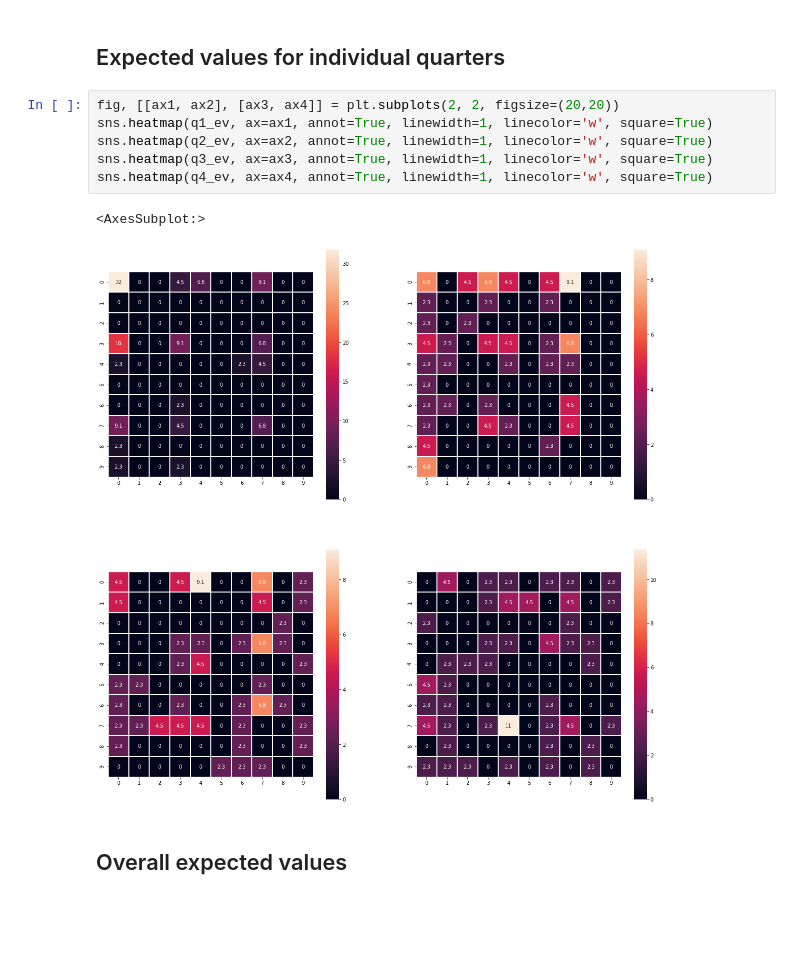
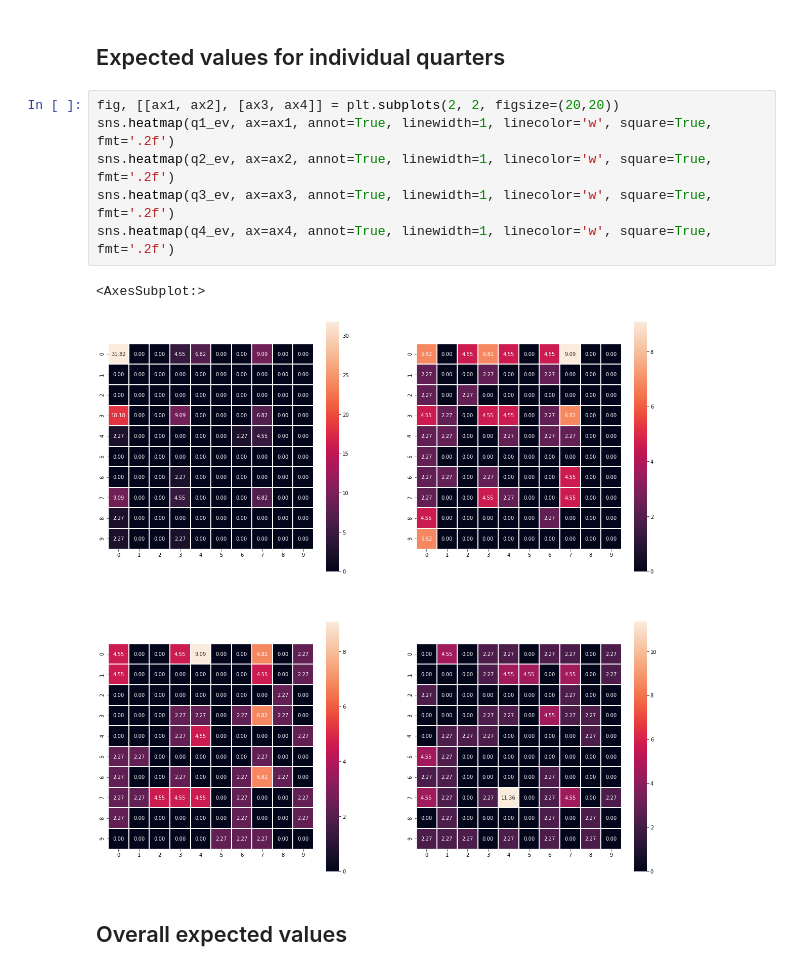
Before and after one commit to natemeyer001/NFL_Squares, a Jupyter notebook: squares_stats.ipynb, the cells around one changed output. Drawn from its saved outputs; the diff is of its cells as text; blank space fills up the shorter version.

```diff
--- a/squares_stats.ipynb
+++ b/squares_stats.ipynb
@@ -139,13 +139,13 @@ sns.heatmap(total_sum, ax=ax, annot=True, linewidth=1, linecolor='w', square=Tru
 ## Expected values for individual quarters
 # %%
 fig, [[ax1, ax2], [ax3, ax4]] = plt.subplots(2, 2, figsize=(20,20))
-sns.heatmap(q1_ev, ax=ax1, annot=True, linewidth=1, linecolor='w', square=True)
-sns.heatmap(q2_ev, ax=ax2, annot=True, linewidth=1, linecolor='w', square=True)
-sns.heatmap(q3_ev, ax=ax3, annot=True, linewidth=1, linecolor='w', square=True)
-sns.heatmap(q4_ev, ax=ax4, annot=True, linewidth=1, linecolor='w', square=True)
+sns.heatmap(q1_ev, ax=ax1, annot=True, linewidth=1, linecolor='w', square=True, fmt='.2f')
+sns.heatmap(q2_ev, ax=ax2, annot=True, linewidth=1, linecolor='w', square=True, fmt='.2f')
+sns.heatmap(q3_ev, ax=ax3, annot=True, linewidth=1, linecolor='w', square=True, fmt='.2f')
+sns.heatmap(q4_ev, ax=ax4, annot=True, linewidth=1, linecolor='w', square=True, fmt='.2f')
 # %% [output]
 <AxesSubplot:>
-[figure, old version]
+[figure, new version]
 # %% [markdown]
 ## Overall expected values
 # %%
```
Also changed, not shown: parts of 2 cells of this notebook, 2 other files.
